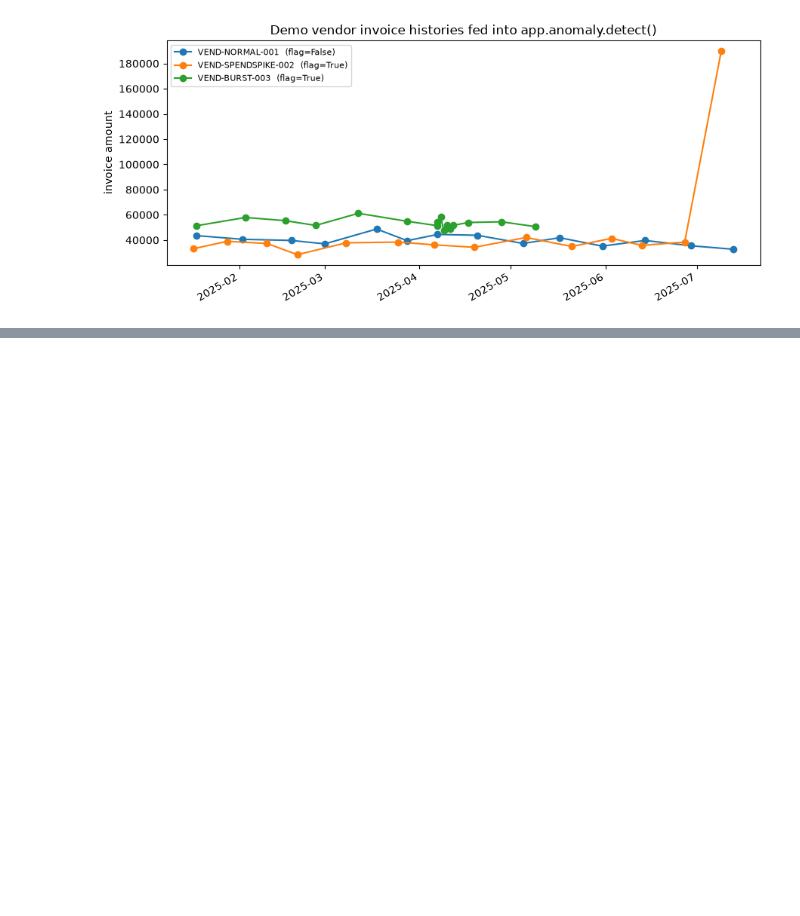
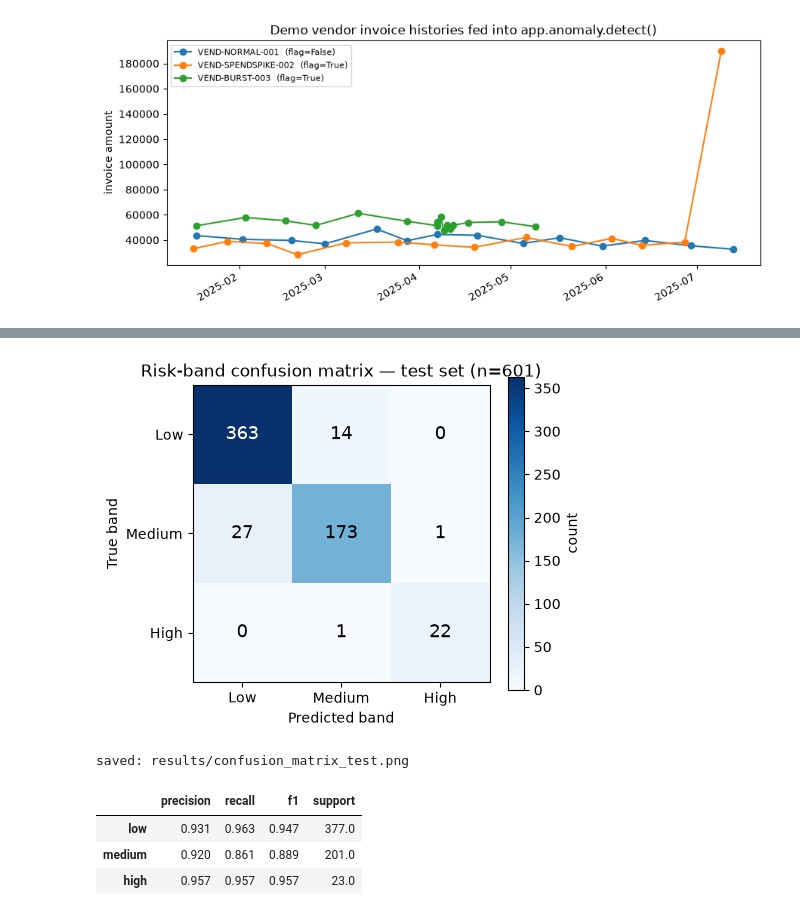
Before and after one commit to maanvi21/Healthcare-Procurement-System, a Jupyter notebook: services/risk_intelligence/notebooks/risk_model_training.ipynb, the cells around one changed output, grey strips where cells are left out. Cells and saved outputs as stored; diff of their text form; code cells hidden in the pictures; blank space fills up the shorter version.

```diff
--- a/services/risk_intelligence/notebooks/risk_model_training.ipynb
+++ b/services/risk_intelligence/notebooks/risk_model_training.ipynb
@@ -334,0 +376,14 @@ In the deployed system, MLflow (not this notebook) is the source of truth for th
+# %%
+model = MultiOutputRegressor(
+    GradientBoostingRegressor(n_estimators=150, max_depth=3, learning_rate=0.08, random_state=42)
+)
+model.fit(X_train, y_train)
+
+train_eval = evaluate_model(model, X_train, y_train, LOW_MAX, MEDIUM_MAX)
+val_eval = evaluate_model(model, X_val, y_val, LOW_MAX, MEDIUM_MAX)
+test_eval = evaluate_model(model, X_test, y_test, LOW_MAX, MEDIUM_MAX)
+
+pd.DataFrame({
+    "overall_mae": {k: e["overall_mae"] for k, e in [("train", train_eval), ("validation", val_eval), ("test", test_eval)]},
+    "band_accuracy": {k: e["band_classification"]["accuracy"] for k, e in [("train", train_eval), ("validation", val_eval), ("test", test_eval)]},
+})
@@ -334,0 +426,30 @@ In the deployed system, MLflow (not this notebook) is the source of truth for th
+# %%
+labels = test_eval["band_classification"]["labels"]
+cm = np.array(test_eval["band_classification"]["confusion_matrix"])
+
+fig, ax = plt.subplots(figsize=(5, 4.5))
+im = ax.imshow(cm, cmap="Blues")
+ax.set_xticks(range(len(labels))); ax.set_xticklabels([l.capitalize() for l in labels])
+ax.set_yticks(range(len(labels))); ax.set_yticklabels([l.capitalize() for l in labels])
+ax.set_xlabel("Predicted band"); ax.set_ylabel("True band")
+ax.set_title("Risk-band confusion matrix — test set (n=%d)" % test_eval['n_samples'])
+for i in range(len(labels)):
+    for j in range(len(labels)):
+        color = "white" if cm[i, j] > cm.max() / 2 else "black"
+        ax.text(j, i, str(cm[i, j]), ha="center", va="center", color=color, fontsize=13)
+fig.colorbar(im, ax=ax, shrink=0.8, label="count")
+fig.tight_layout()
+cm_path = RESULTS_DIR / "confusion_matrix_test.png"
+fig.savefig(cm_path, dpi=150)
+plt.show()
+print("saved:", cm_path.relative_to(SERVICE_ROOT))
+# %% [output]
+[figure, added]
+saved: results/confusion_matrix_test.png
+# %%
+pd.DataFrame(test_eval["band_classification"]["per_class"]).T.round(3)
+# %% [output]
+|  | precision | recall | f1 | support |
+| low | 0.931 | 0.963 | 0.947 | 377.0 |
+| medium | 0.920 | 0.861 | 0.889 | 201.0 |
+| high | 0.957 | 0.957 | 0.957 | 23.0 |
```
Also changed, not shown: parts of 18 cells of this notebook, 14 other files.
